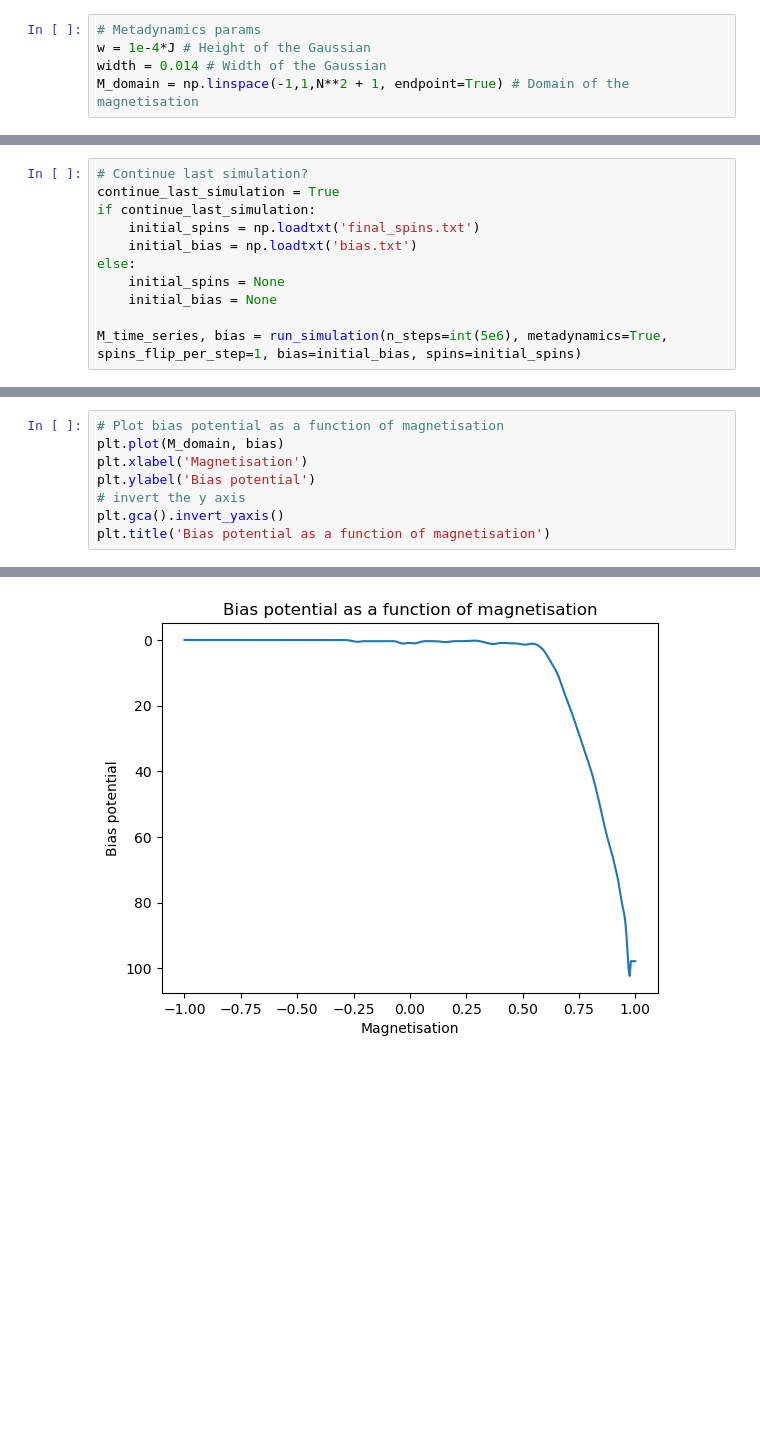
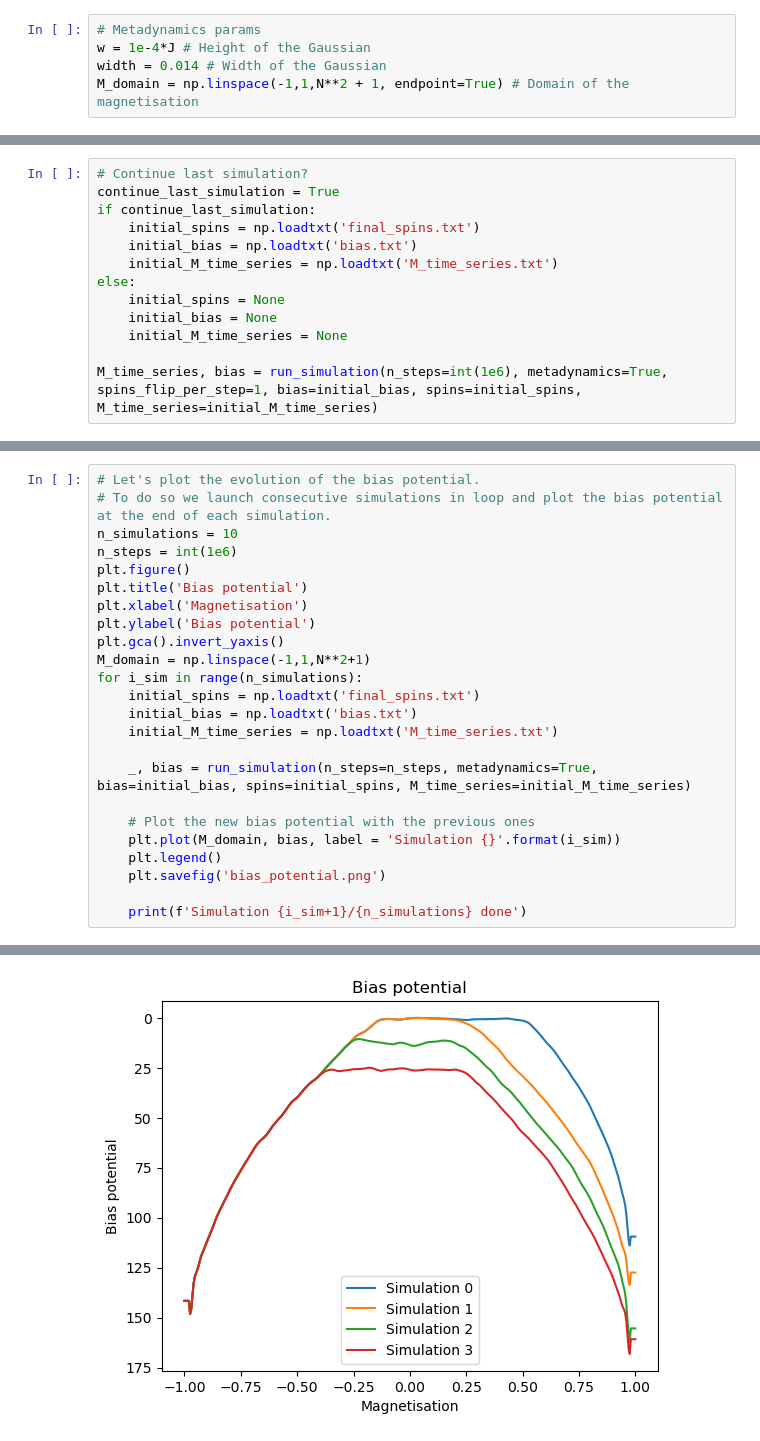
Before and after one commit to giusSacco/StatMech, a Jupyter notebook: Enhanched_sampling/Metadynamics.ipynb, the cells around one changed output, grey strips where cells are left out. Cells and saved outputs as stored; diff of their text form; blank space fills up the shorter version.

Commit message:
Updated, fixed bugs, longer simulations

```diff
--- a/Enhanched_sampling/Metadynamics.ipynb
+++ b/Enhanched_sampling/Metadynamics.ipynb
@@ -193,9 +202,11 @@ continue_last_simulation = True
 if continue_last_simulation:
     initial_spins = np.loadtxt('final_spins.txt')
     initial_bias = np.loadtxt('bias.txt')
+    initial_M_time_series = np.loadtxt('M_time_series.txt')
 else:
     initial_spins = None
     initial_bias = None
+    initial_M_time_series = None
 
-M_time_series, bias = run_simulation(n_steps=int(5e6), metadynamics=True, spins_flip_per_step=1, bias=initial_bias, spins=initial_spins)
+M_time_series, bias = run_simulation(n_steps=int(1e6), metadynamics=True, spins_flip_per_step=1, bias=initial_bias, spins=initial_spins, M_time_series=initial_M_time_series)
 # %% [output]
@@ -203,9 +214,25 @@ Acceptance rate: 2.32%
 # %%
-# Plot bias potential as a function of magnetisation
-plt.plot(M_domain, bias)
+# Let's plot the evolution of the bias potential.
+# To do so we launch consecutive simulations in loop and plot the bias potential at the end of each simulation.
+n_simulations = 10
+n_steps = int(1e6)
+plt.figure()
+plt.title('Bias potential')
 plt.xlabel('Magnetisation')
 plt.ylabel('Bias potential')
-# invert the y axis
 plt.gca().invert_yaxis()
-plt.title('Bias potential as a function of magnetisation')
+M_domain = np.linspace(-1,1,N**2+1)
+for i_sim in range(n_simulations):
+    initial_spins = np.loadtxt('final_spins.txt')
+    initial_bias = np.loadtxt('bias.txt')
+    initial_M_time_series = np.loadtxt('M_time_series.txt')
+
+    _, bias = run_simulation(n_steps=n_steps, metadynamics=True, bias=initial_bias, spins=initial_spins, M_time_series=initial_M_time_series)
+
+    # Plot the new bias potential with the previous ones
+    plt.plot(M_domain, bias, label = 'Simulation {}'.format(i_sim))
+    plt.legend()
+    plt.savefig('bias_potential.png')
+
+    print(f'Simulation {i_sim+1}/{n_simulations} done')
 # %% [output]
@@ -213 +247 @@ Text(0.5, 1.0, 'Bias potential as a function of magnetisation')
-[figure, old version]
+[figure, new version]
```
Also changed, not shown: parts of 6 cells of this notebook, 3 other files.
